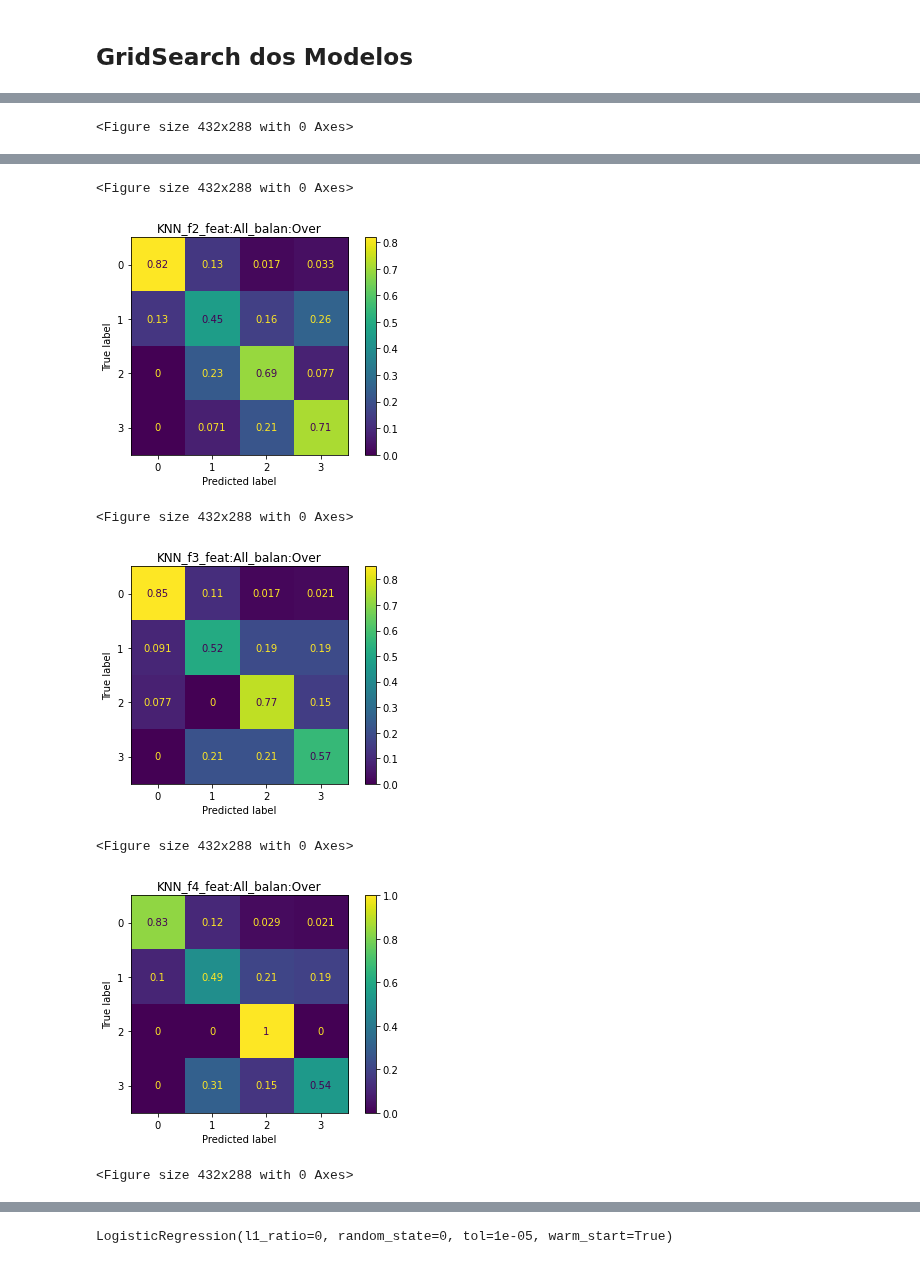
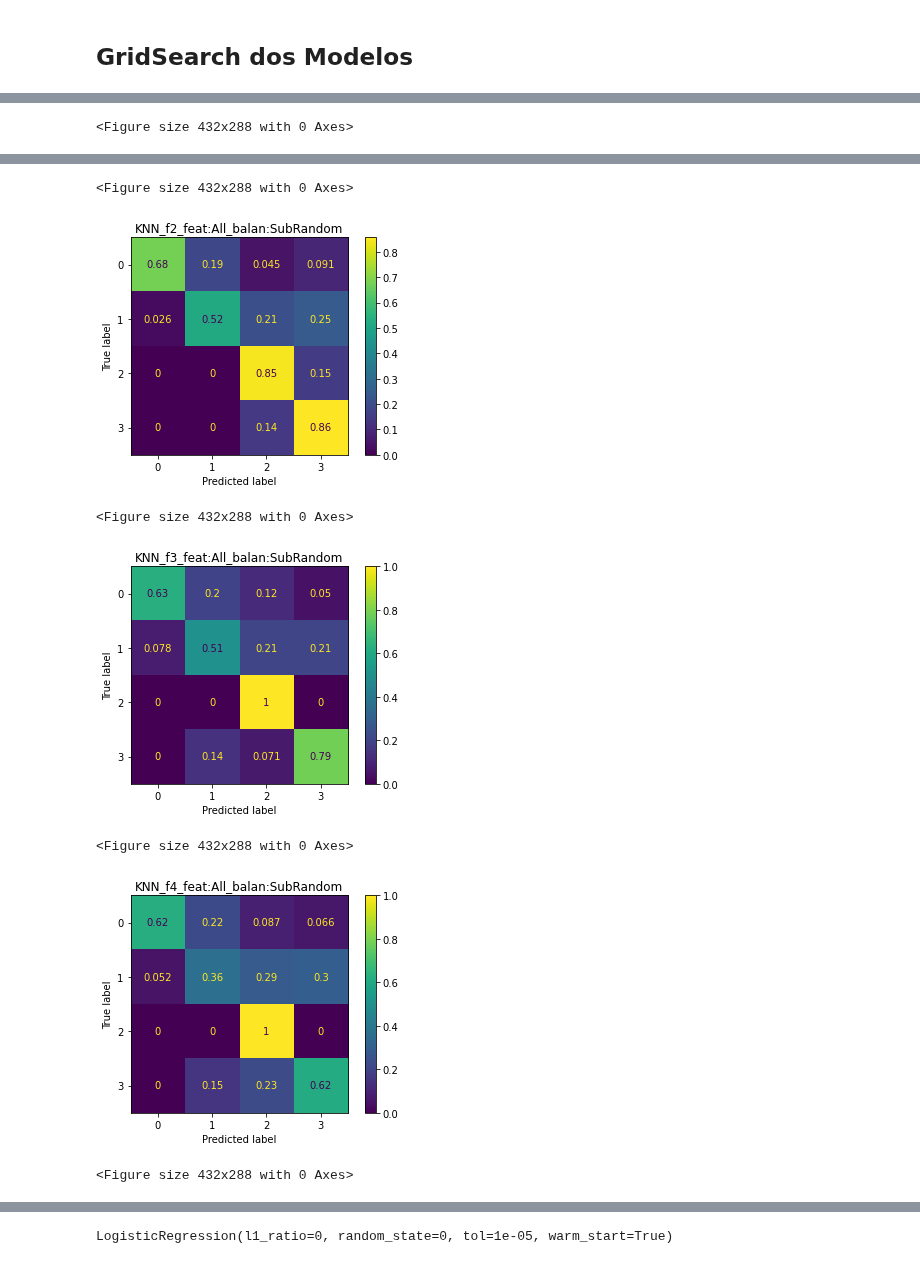
Before and after one commit to lucas-fpaiva/AnalisePred-PES, a Jupyter notebook: Projeto/car_eval/classifier_car.ipynb, the cells around one changed output, grey strips where cells are left out. Drawn from its saved outputs; the diff is of its cells as text; code cells hidden in the pictures.

Commit message:
Adicionado Under Prototype Random e Kmeans

```diff
--- a/Projeto/car_eval/classifier_car.ipynb
+++ b/Projeto/car_eval/classifier_car.ipynb
@@ -231,13 +231,20 @@ def select_feat(x_treino,y_treino,model,n,features):
 
 
 from imblearn.over_sampling import SMOTE
+from imblearn.under_sampling import ClusterCentroids, RandomUnderSampler
+
 def balan_func(X, y,balan_name):
   #['No','Sub', 'Over', 'Hybrid']
   if balan_name == 'No':
     x_treino, y_treino = treino[features],treino['class']
 
-  elif balan_name == 'Sub': ## Falta atualizar
-    x_treino, y_treino = treino[features],treino['class']
+  elif balan_name == 'SubKmeans': ## Falta atualizar
+    cc = ClusterCentroids(sampling_strategy='not minority', random_state=0)
+    x_treino, y_treino = cc.fit_resample(X, y)
+
+  elif balan_name == 'SubRandom':
+    rus = RandomUnderSampler(sampling_strategy='not minority', replacement=True, random_state=0) #replacement considera independentemente cada classe
+    x_treino, y_treino = rus.fit_resample(X, y)
 
   elif balan_name == 'Over': ## Falta atualizar
     x_treino, y_treino = SMOTE().fit_resample(X, y)
@@ -277,7 +284,7 @@ data.head()
 # %%
 data_results = pd.DataFrame([],columns=['Acurácia', 'F1-Score', 'ROC-AUC', 'Fold','Modelo','Parâmetros',"Balanceamento","N_feat","Features"])
 models = ["KNN"]#["KNN", "RL", "BNB", "DT", "PMC",  "RF", "GB"] #"KNN",
-balances = ['Over']#['No','Sub', 'Over', 'Hybrid']
+balances = ['SubRandom']#['No','Sub', 'Over', 'Hybrid']
 n_features = ["All"]#["All",16,11,6]#"All",
 
 for name_model in models:
@@ -376,7 +383,7 @@ Fold 5 [0.7913043478260869, 0.6325571782028845, 0.916769152346137]
 <Figure size 432x288 with 0 Axes>
-[figure, old version]
+[figure, new version]
 <Figure size 432x288 with 0 Axes>
-[figure, old version]
+[figure, new version]
 <Figure size 432x288 with 0 Axes>
-[figure, old version]
+[figure, new version]
 <Figure size 432x288 with 0 Axes>
```
Also changed, not shown: parts of 1 cell of this notebook.
